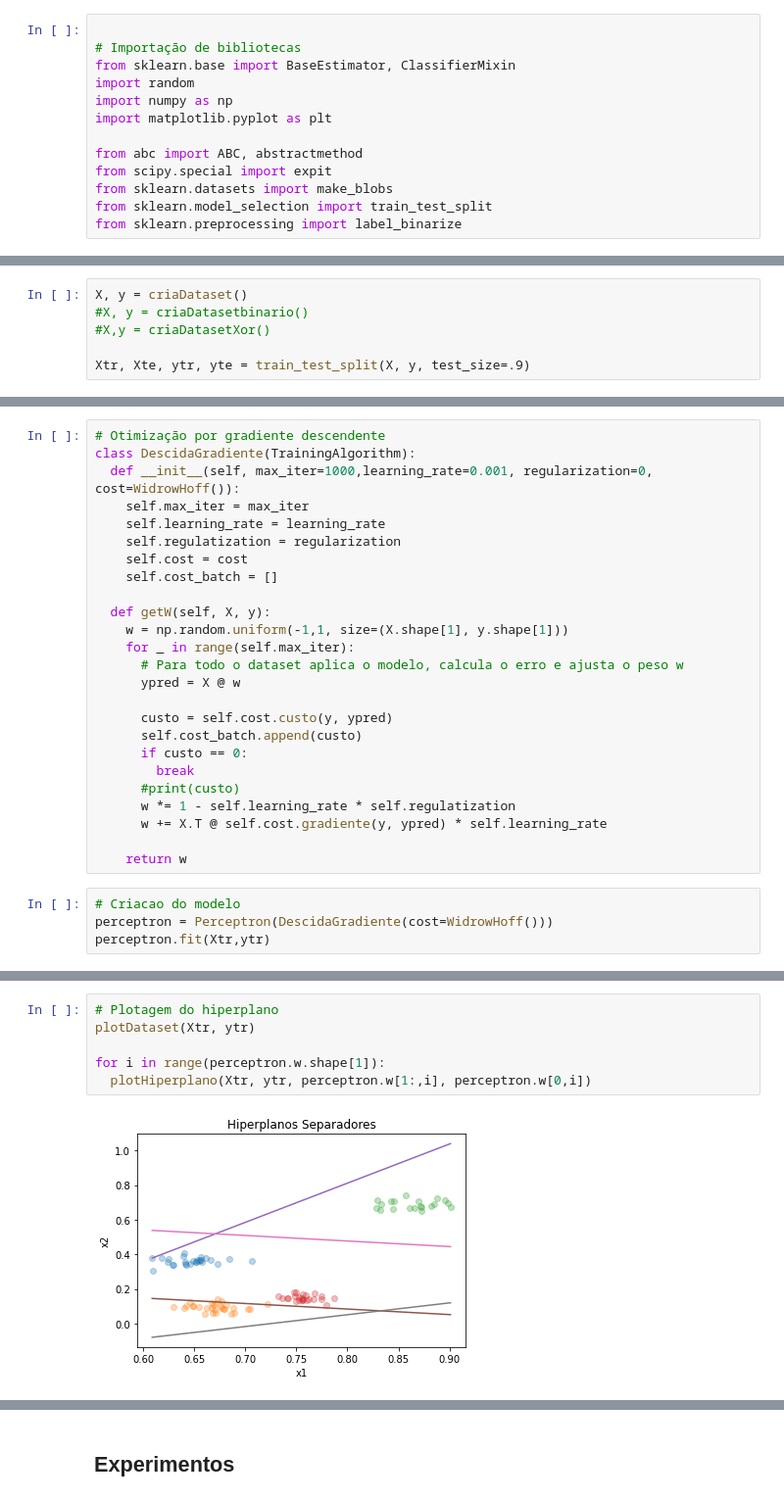
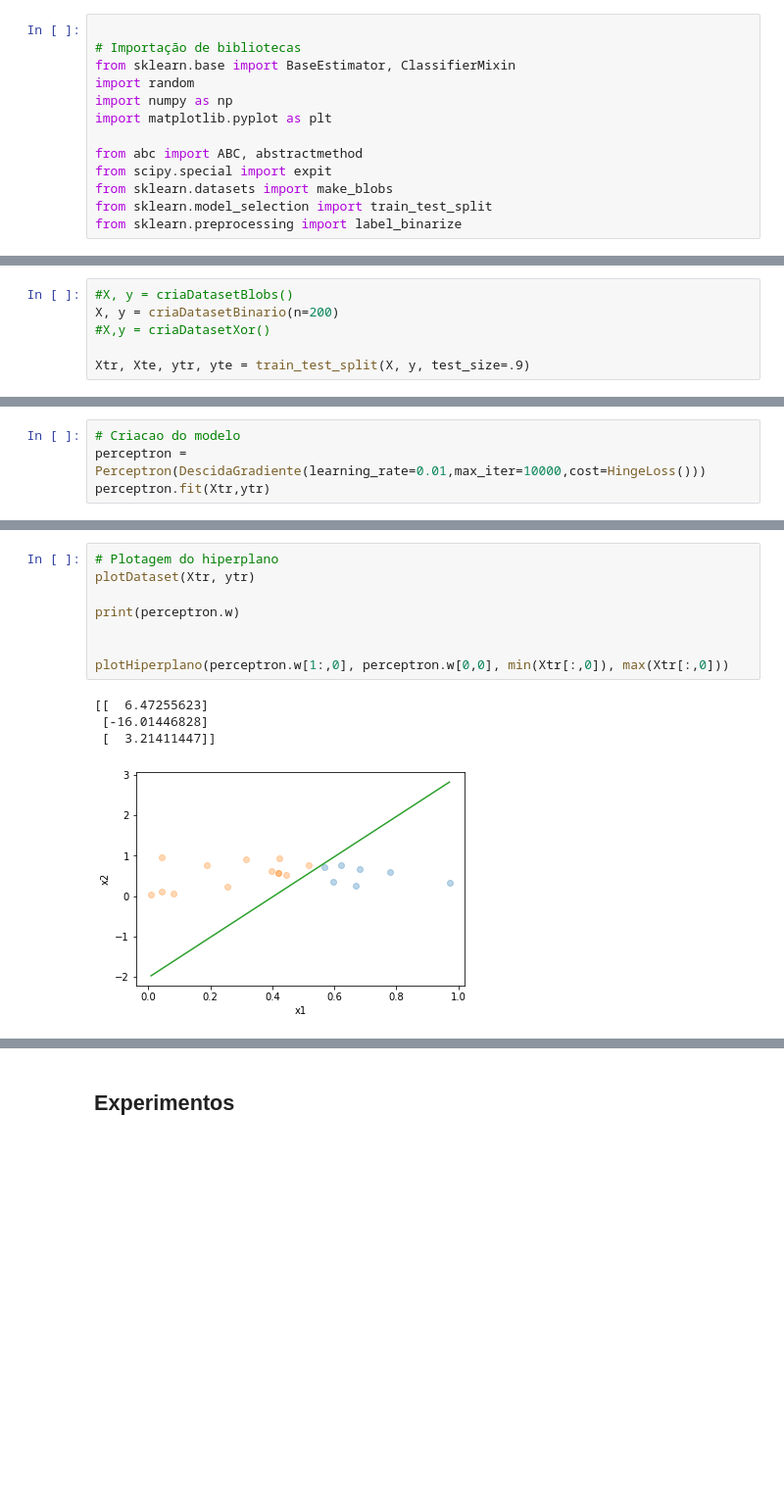
Before and after one commit to glima91/mestrado-redes-neurais, a Jupyter notebook: Perceptron_Multiclasse.ipynb, the cells around one changed output, grey strips where cells are left out. Shown: that part at 98% size. Cells and saved outputs as stored; diff of their text form; blank space fills up the shorter version.

```diff
--- a/Perceptron_Multiclasse.ipynb
+++ b/Perceptron_Multiclasse.ipynb
@@ -86,6 +205,6 @@ def criaDatasetXor(n=1000):
 # %%
-X, y = criaDataset()
-#X, y = criaDatasetbinario()
+#X, y = criaDatasetBlobs()
+X, y = criaDatasetBinario(n=200)
 #X,y = criaDatasetXor()
 
 Xtr, Xte, ytr, yte = train_test_split(X, y, test_size=.9)
@@ -211,31 +221,6 @@ class HingeLoss(Custo):
-# %%
-# Otimização por gradiente descendente
-class DescidaGradiente(TrainingAlgorithm):
-  def __init__(self, max_iter=1000,learning_rate=0.001, regularization=0, cost=WidrowHoff()):
-    self.max_iter = max_iter
-    self.learning_rate = learning_rate
-    self.regulatization = regularization
-    self.cost = cost
-    self.cost_batch = []
-
-  def getW(self, X, y):
-    w = np.random.uniform(-1,1, size=(X.shape[1], y.shape[1]))
-    for _ in range(self.max_iter):
-      # Para todo o dataset aplica o modelo, calcula o erro e ajusta o peso w
-      ypred = X @ w
-
-      custo = self.cost.custo(y, ypred)
-      self.cost_batch.append(custo)
-      if custo == 0:
-        break
-      #print(custo)
-      w *= 1 - self.learning_rate * self.regulatization
-      w += X.T @ self.cost.gradiente(y, ypred) * self.learning_rate
-
-    return w
 # %%
 # Criacao do modelo
-perceptron = Perceptron(DescidaGradiente(cost=WidrowHoff()))
+perceptron = Perceptron(DescidaGradiente(learning_rate=0.01,max_iter=10000,cost=HingeLoss()))
 perceptron.fit(Xtr,ytr)
 # %%
 # Avaliacao do modelo para o conjunto de treino
@@ -252,11 +237,16 @@ Test Acuracy:  0.7488888888888889
 # %%
 # Plotagem do hiperplano
 plotDataset(Xtr, ytr)
 
-for i in range(perceptron.w.shape[1]):
-  plotHiperplano(Xtr, ytr, perceptron.w[1:,i], perceptron.w[0,i])
+print(perceptron.w)
+
+
+plotHiperplano(perceptron.w[1:,0], perceptron.w[0,0], min(Xtr[:,0]), max(Xtr[:,0]))
 # %% [output]
+[[  6.47255623]
+ [-16.01446828]
+ [  3.21411447]]
-[figure, old version]
+[figure, new version]
 # %%
 # Matriz com pesos
 perceptron.w
```
Also changed, not shown: parts of 32 cells of this notebook.
